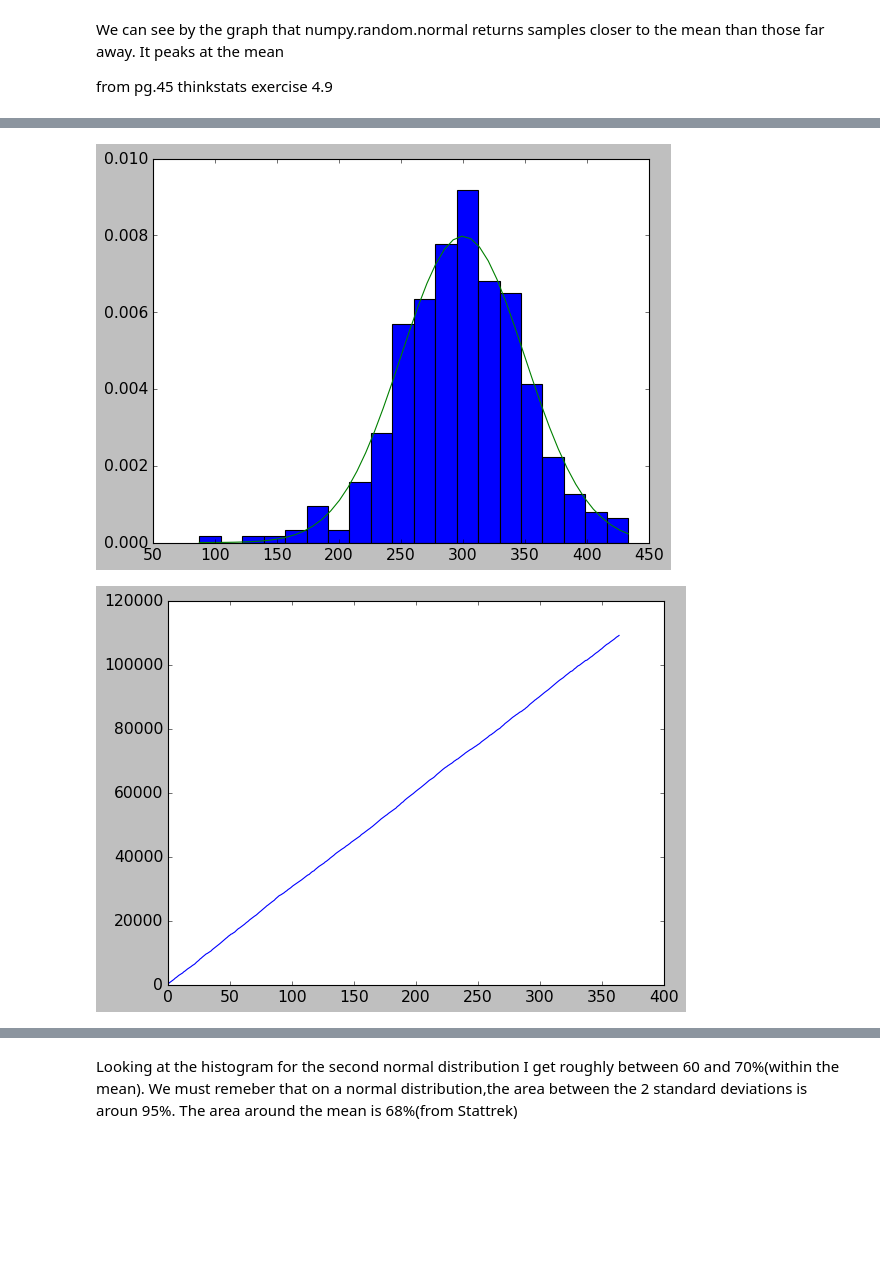
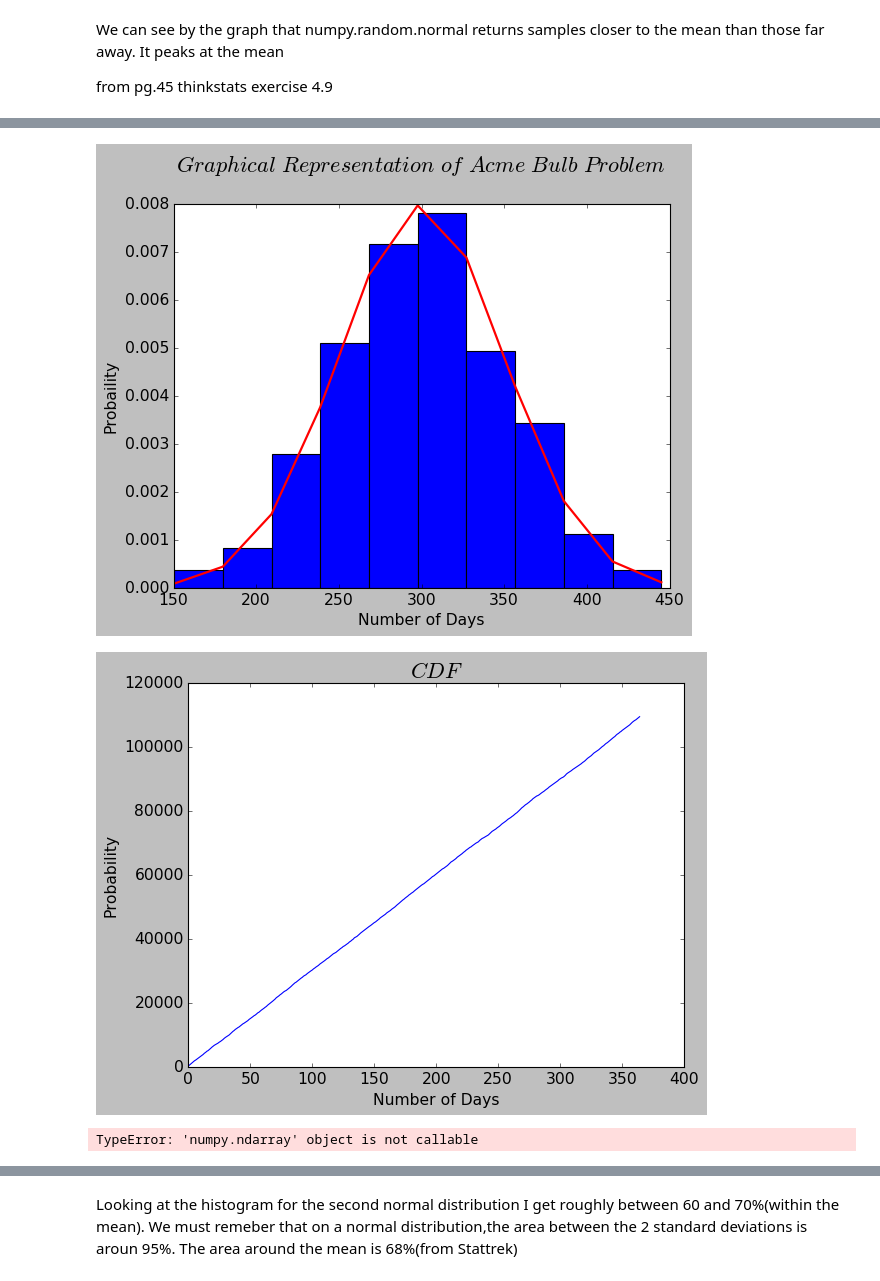
Before and after one commit to MarcoMen-Temp/Programming-Practice, a Jupyter notebook: NumpyAssignment.ipynb, the cells around one changed output, grey strips where cells are left out. Drawn from its saved outputs; the diff is of its cells as text; code cells hidden in the pictures; blank space fills up the shorter version.

```diff
--- a/NumpyAssignment.ipynb
+++ b/NumpyAssignment.ipynb
@@ -335,30 +369,53 @@ https://stackoverflow.com/questions/46889189/plot-a-density-function-above-a-his
 # %%
 import numpy as np
 import matplotlib.pyplot as plt
 import matplotlib.mlab as mlab
 
-mu, sigma = 300, 50
+mean, std = 300, 50
+g = np.random.normal(mean, std, 365)
 
-data = np.random.normal(mu, sigma, 365)
+a =  "Graphical\ Representation\ of\ Acme\ Bulb\ Problem"
 
-x = np.linspace(min(data), max(data), 50)
+plt.title('$%s$ \n'%a, fontsize=20)
 
-plt.hist(data, bins = 'auto', normed = True)
-plt.plot(x, mlab.normpdf(x, mu, sigma))
 
+
+plt.xlabel('Number of Days')
+plt.ylabel('Probaility')
+
+count, bins, ignored = plt.hist(g, 10, normed=True)
+plt.plot(bins, 1/(std * np.sqrt(2 * np.pi)) *
+         np.exp(- (bins - mean) **2 / (2 * std**2) ),
+         linewidth=2, color= 'r')
 plt.show()
 
 
 
+plt.plot()
 
-CDF = np.cumsum(data)
+
+# CDF
+
+CDF = np.cumsum(g)
+
+plt.title(r'$CDF$', fontsize=20)
+
+plt.xlabel('Number of Days')
+plt.ylabel('Probability')
+
 
 
 plt.plot(CDF)
 plt.show()
 
+# I want to print y values for x = 364 and y max value
+
+print(CDF(x=365))
+
+
 # From the cumulative distribution
-# It appears like it is 10k / 11k = 0.90909... Roghly
+# It appears like it is 10k(365days) / 11k(total days) = 0.90909... Roghly
 # %% [output]
-[figure, old version]
+[figure, new version]
-[figure, old version]
+[figure, new version]
+TypeError: 'numpy.ndarray' object is not callable
```
Also changed, not shown: parts of 29 cells of this notebook.
